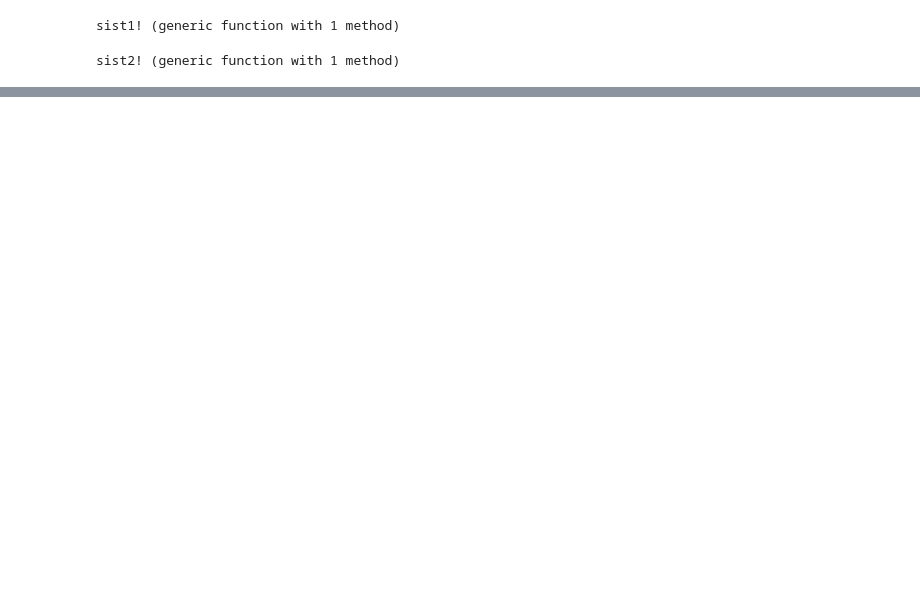
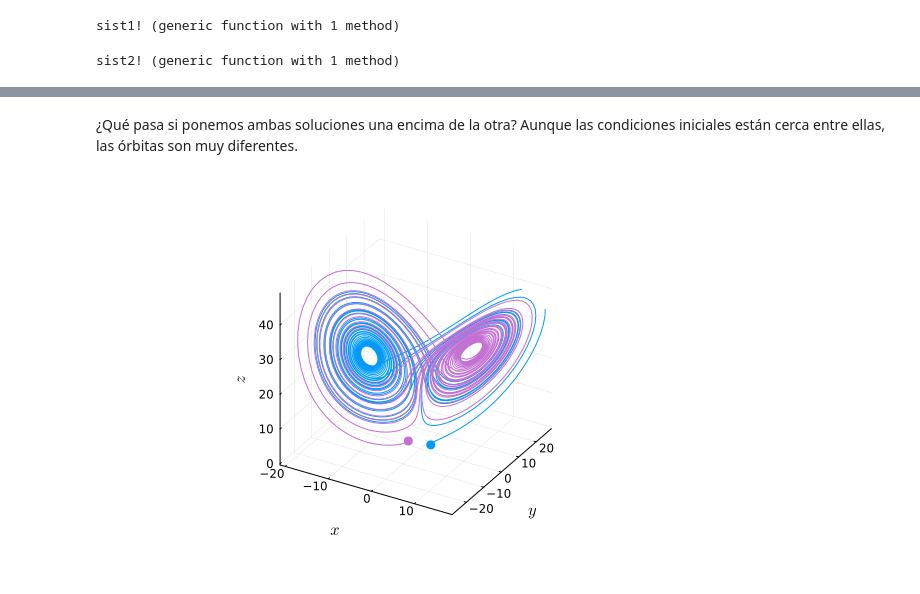
Before and after one commit to betomqz/lorenz-synchro, a Jupyter notebook: chaos-sync.ipynb, the cells around one changed output, grey strips where cells are left out. Saved outputs shown, nothing was run; the diff lists cells and outputs as text; code cells hidden in the pictures; blank space fills up the shorter version.

```diff
--- a/chaos-sync.ipynb
+++ b/chaos-sync.ipynb
@@ -52,0 +62,15 @@ savefig("lorenz1.pdf")
+# %% [markdown]
+¿Qué pasa si ponemos ambas soluciones una encima de la otra? Aunque las condiciones iniciales están cerca entre ellas, las órbitas son muy diferentes.
+# %%
+plot(sol1,idxs=(1,2,3), label="")
+scatter!([u0[1]],[u0[2]],[u0[3]], color=1, markersize=5,
+    markerstrokewidth=0, label="")
+plot!(sol1_1,idxs=(1,2,3), label="", color=4)
+scatter!([u0_1[1]],[u0_1[2]],[u0_1[3]], color=4, markersize=5,
+    markerstrokewidth=0, label="")
+
+xlabel!(L"x")
+ylabel!(L"y")
+zlabel!(L"z")
+# %% [output]
+[figure, added]
```
Also changed, not shown: parts of 17 cells of this notebook.
